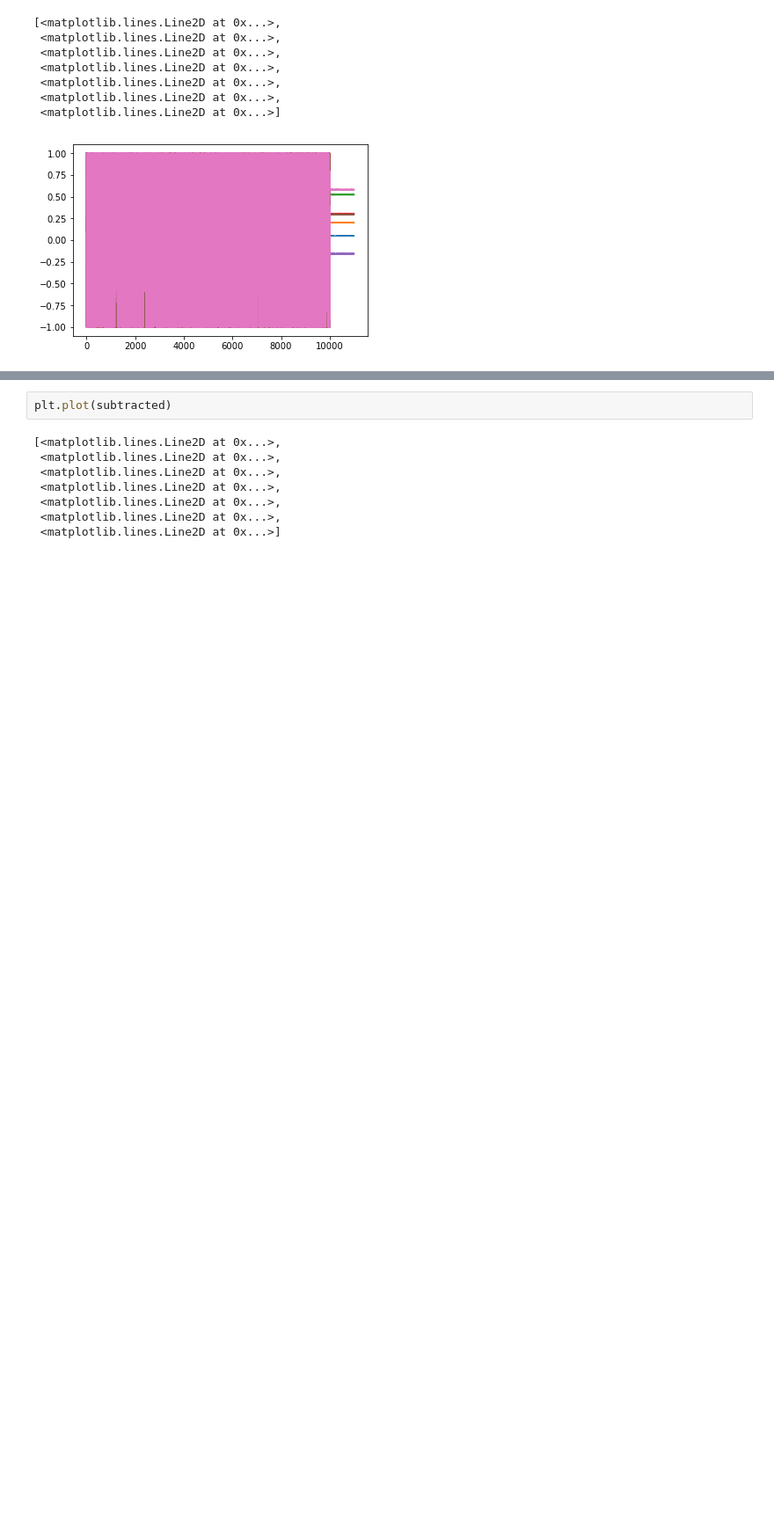
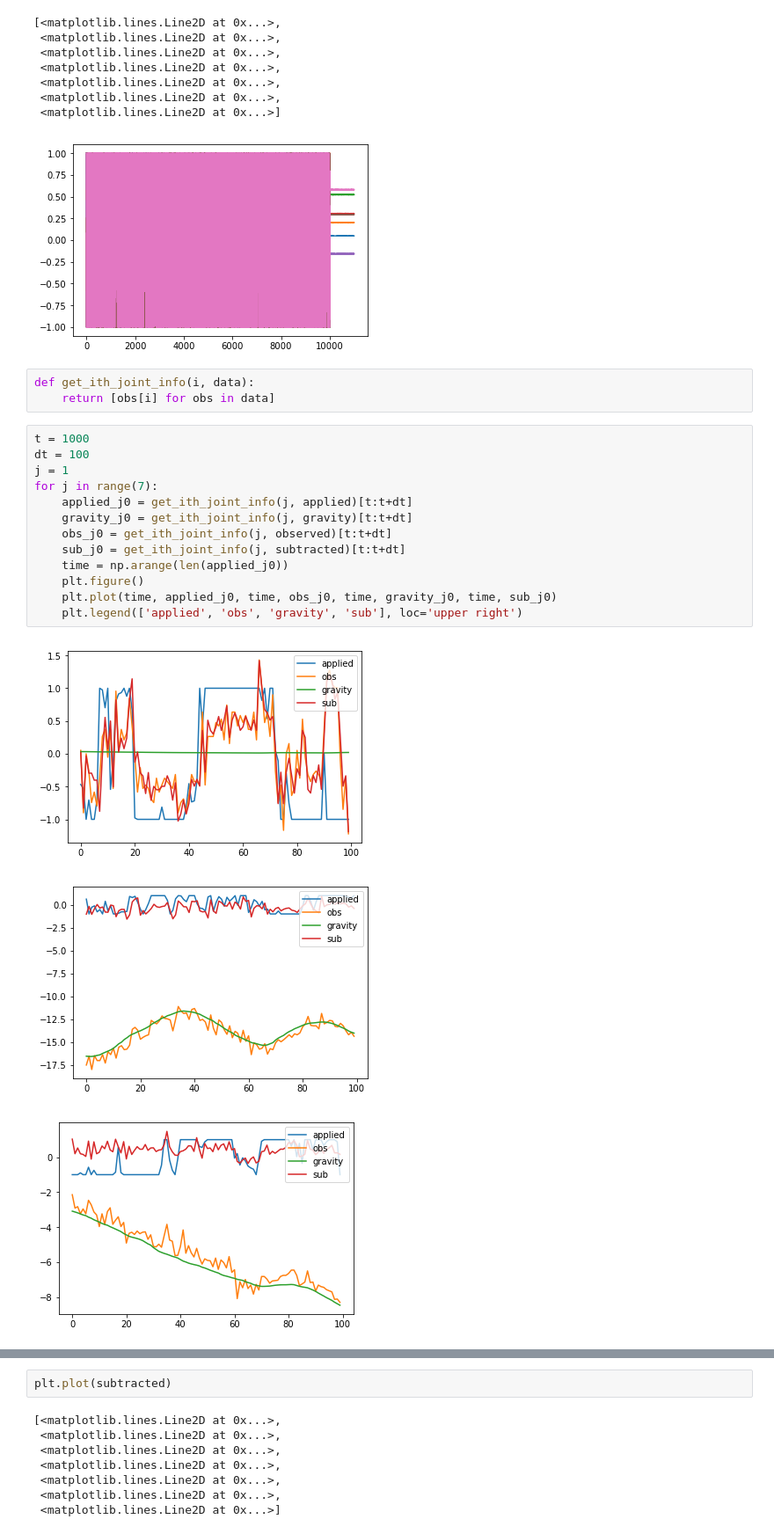
Before and after one commit to jcoreyes/erl, a Jupyter notebook: experiments/murtaza/ros/Untitled.ipynb, the cells around one changed output, grey strips where cells are left out. Shown at 88% size. Cells and saved outputs as stored; diff of their text form; blank space fills up the shorter version.

Commit message:
added gravity torque data

```diff
--- a/experiments/murtaza/ros/Untitled.ipynb
+++ b/experiments/murtaza/ros/Untitled.ipynb
@@ -68,3 +68,23 @@ plt.plot(applied)
  <matplotlib.lines.Line2D at 0x...>,
  <matplotlib.lines.Line2D at 0x...>]
 [figure]
+# %%
+def get_ith_joint_info(i, data):
+    return [obs[i] for obs in data]
+# %%
+t = 1000
+dt = 100
+j = 1
+for j in range(7):
+    applied_j0 = get_ith_joint_info(j, applied)[t:t+dt]
+    gravity_j0 = get_ith_joint_info(j, gravity)[t:t+dt]
+    obs_j0 = get_ith_joint_info(j, observed)[t:t+dt]
+    sub_j0 = get_ith_joint_info(j, subtracted)[t:t+dt]
+    time = np.arange(len(applied_j0))
+    plt.figure()
+    plt.plot(time, applied_j0, time, obs_j0, time, gravity_j0, time, sub_j0)
+    plt.legend(['applied', 'obs', 'gravity', 'sub'], loc='upper right')
+# %% [output]
+[figure, added]
+[figure, added]
+[figure, added]
```
Also changed, not shown: parts of 5 cells of this notebook, 1 other file.
